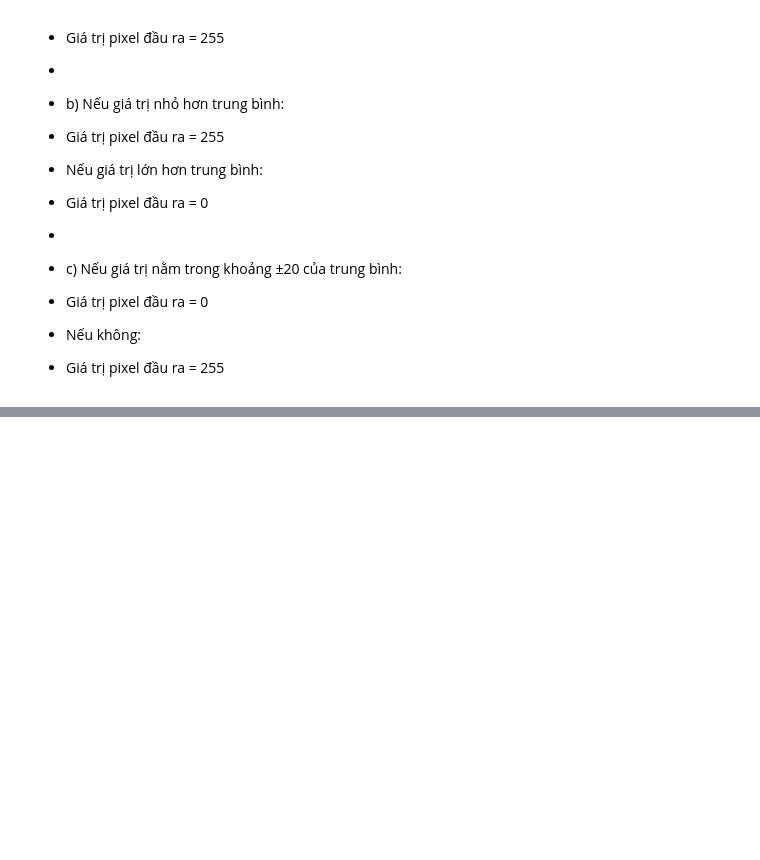
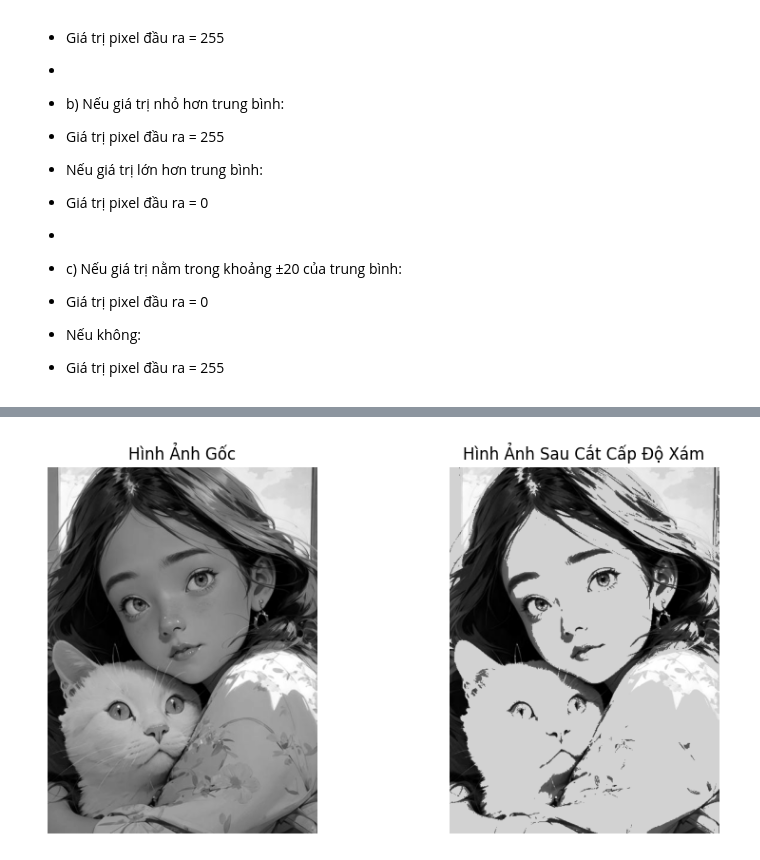
Before and after one commit to KyTranDE/Image-Proccessing, a Jupyter notebook: Practice_week3/lab3.ipynb, the cells around one changed output, grey strips where cells are left out. Cells and saved outputs as stored; diff of their text form; code cells hidden in the pictures; blank space fills up the shorter version.

```diff
--- a/Practice_week3/lab3.ipynb
+++ b/Practice_week3/lab3.ipynb
@@ -176,0 +293,43 @@ if __name__ == "__main__":
+# %%
+def gray_level_slicing(image):
+    """
+    Áp dụng cắt cấp độ xám:
+    """
+    transformed = np.copy(image)
+    rows, cols = image.shape
+
+    for i in range(rows):
+        for j in range(cols):
+            if image[i, j] >= 100 and image[i, j] <= 200:
+                transformed[i, j] = 210
+            else:
+                transformed[i, j] = image[i, j]
+
+    return transformed
+
+def display_images(original, transformed):
+    """
+    Hiển thị hình ảnh gốc và hình ảnh đã áp dụng cắt cấp độ xám.
+    """
+    plt.figure(figsize=(10,5))
+
+    plt.subplot(1,2,1)
+    plt.imshow(original, cmap='gray')
+    plt.title('Hình Ảnh Gốc')
+    plt.axis('off')
+
+    plt.subplot(1,2,2)
+    plt.imshow(transformed, cmap='gray')
+    plt.title('Hình Ảnh Sau Cắt Cấp Độ Xám')
+    plt.axis('off')
+
+    plt.show()
+
+if __name__ == "__main__":
+    path_img = r'D:\Image-Proccessing\pratice\week_1\img\00750.jpeg'
+
+    image = cv2.imread(path_img, 0)
+    sliced_image = gray_level_slicing(image)
+    display_images(image, sliced_image)
+# %% [output]
+[figure, added]
```
Also changed, not shown: parts of 4 cells of this notebook.
